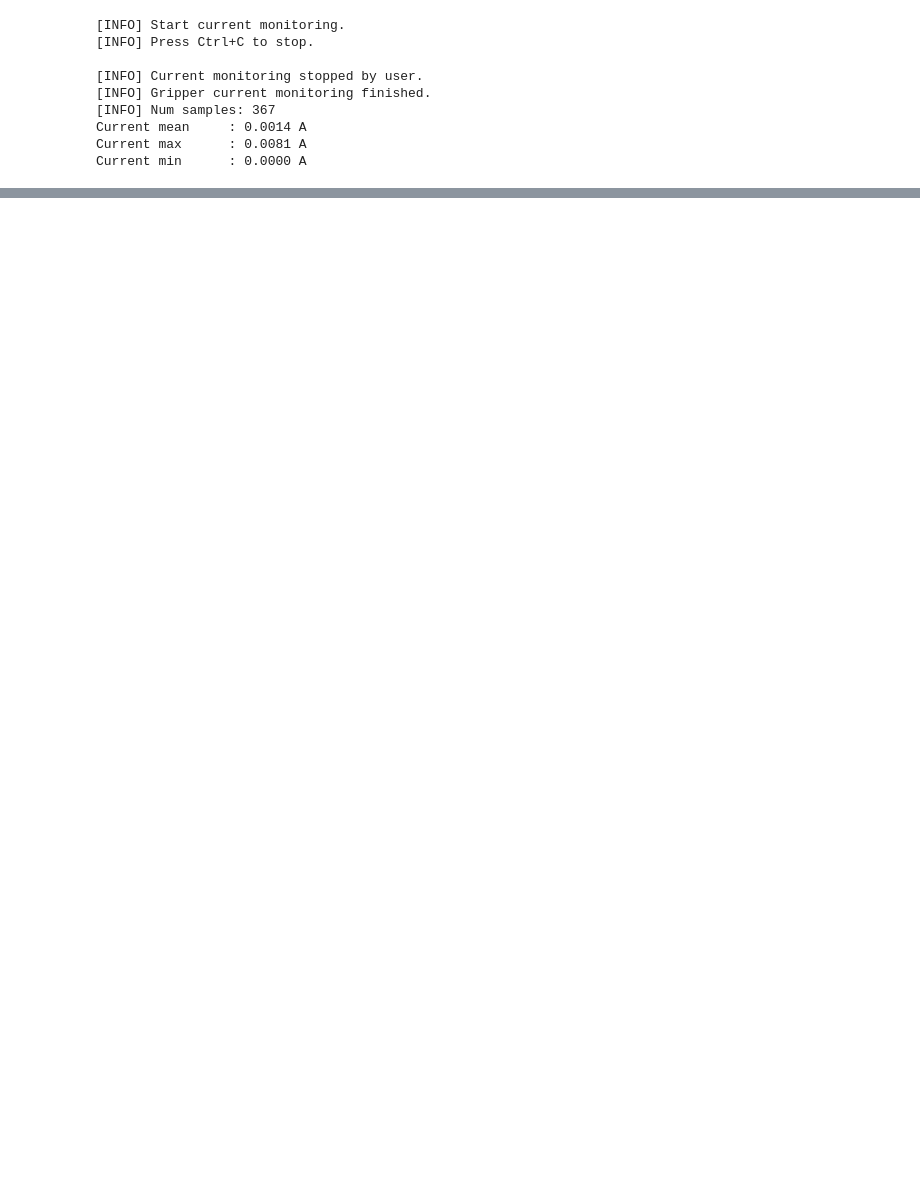
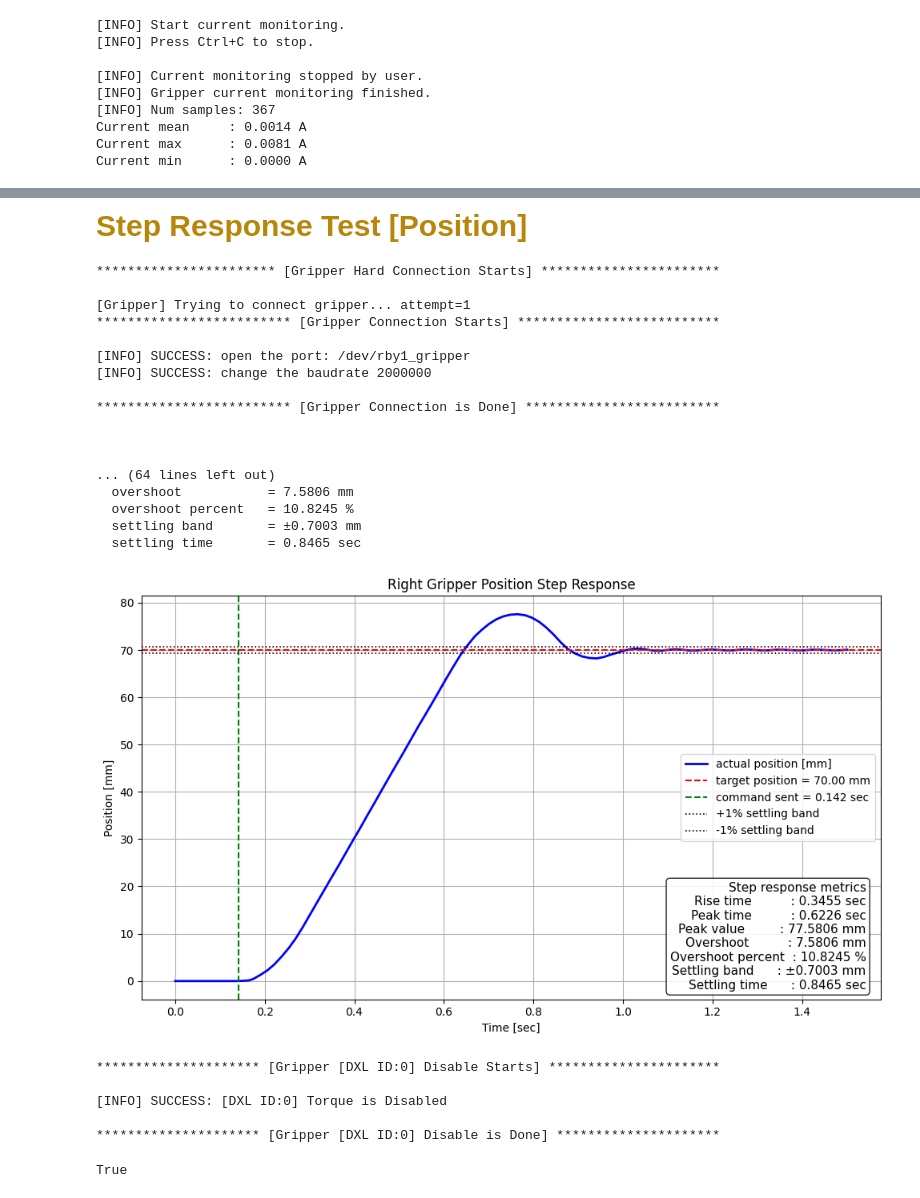
Before and after one commit to laswyun1/RB-Y1-A_code, a Jupyter notebook: python/RBY1_library_ysw/testFile_gripper.ipynb, the cells around one changed output, grey strips where cells are left out. Cells and saved outputs as stored; diff of their text form; code cells hidden in the pictures; blank space fills up the shorter version.

```diff
--- a/python/RBY1_library_ysw/testFile_gripper.ipynb
+++ b/python/RBY1_library_ysw/testFile_gripper.ipynb
@@ -724,0 +800,72 @@ Current min      : 0.0000 A
+# %% [markdown]
+<span style="
+    color:#B8860B;
+    font-family:'Segoe UI', 'Arial', sans-serif;
+    font-weight:700;
+    font-size:30px;
+    letter-spacing:1px;
+    line-height:1.2;
+">
+Step Response Test [Position]
+</span>
+# %%
+# Select
+dxl_id = ysw.GRIPPER_ID_R
+
+gripper = ysw.Gripper()
+gripper.connect_hardCheck(
+    device_name=ysw.GRIPPER_DEVICE_NAME,
+    protocol_version=ysw.DXL_PROTOCOL_VERSION,
+    baudrate=ysw.DXL_BAUDRATE,
+    retry_interval=1.0,
+    max_retry=5,
+)
+gripper.test_ping()
+
+gripper.initialize_setting(
+    dxl_id=dxl_id,
+    operation_mode=ysw.DXL_CURRENT_BASED_POSITION_CONTROL_MODE,
+    Kp=ysw.DXL_P_GAIN_POSCTRL_YSW,
+    Ki=ysw.DXL_I_GAIN_POSCTRL_YSW,
+    Kd=ysw.DXL_D_GAIN_POSCTRL_YSW,
+)
+
+result = ysw.record_response_for_stepPositionReference(
+    gripper=gripper,
+    dxl_id=ysw.GRIPPER_ID_R,
+    target_pos_mm=70.0,
+    current_ampere_mag=0.1,
+    pre_record_sec=0.1,
+    sample_dt=0.01,
+    settled_time=0.5,
+    timeout_sec=8.0,
+    title="Right Gripper Position Step Response",
+    plot=True,
+)
+
+gripper.disable(dxl_id=dxl_id)
+# %% [output]
+*********************** [Gripper Hard Connection Starts] ***********************
+
+[Gripper] Trying to connect gripper... attempt=1
+************************* [Gripper Connection Starts] **************************
+
+[INFO] SUCCESS: open the port: /dev/rby1_gripper
+[INFO] SUCCESS: change the baudrate 2000000
+
+************************* [Gripper Connection is Done] *************************
+
+
+
+... (64 lines left out)
+  overshoot           = 7.5806 mm
+  overshoot percent   = 10.8245 %
+  settling band       = ±0.7003 mm
+  settling time       = 0.8465 sec
+[figure, added]
+********************* [Gripper [DXL ID:0] Disable Starts] **********************
+
+[INFO] SUCCESS: [DXL ID:0] Torque is Disabled
+
+********************* [Gripper [DXL ID:0] Disable is Done] *********************
+True
```
Also changed, not shown: parts of 15 cells of this notebook, 2 other files.
